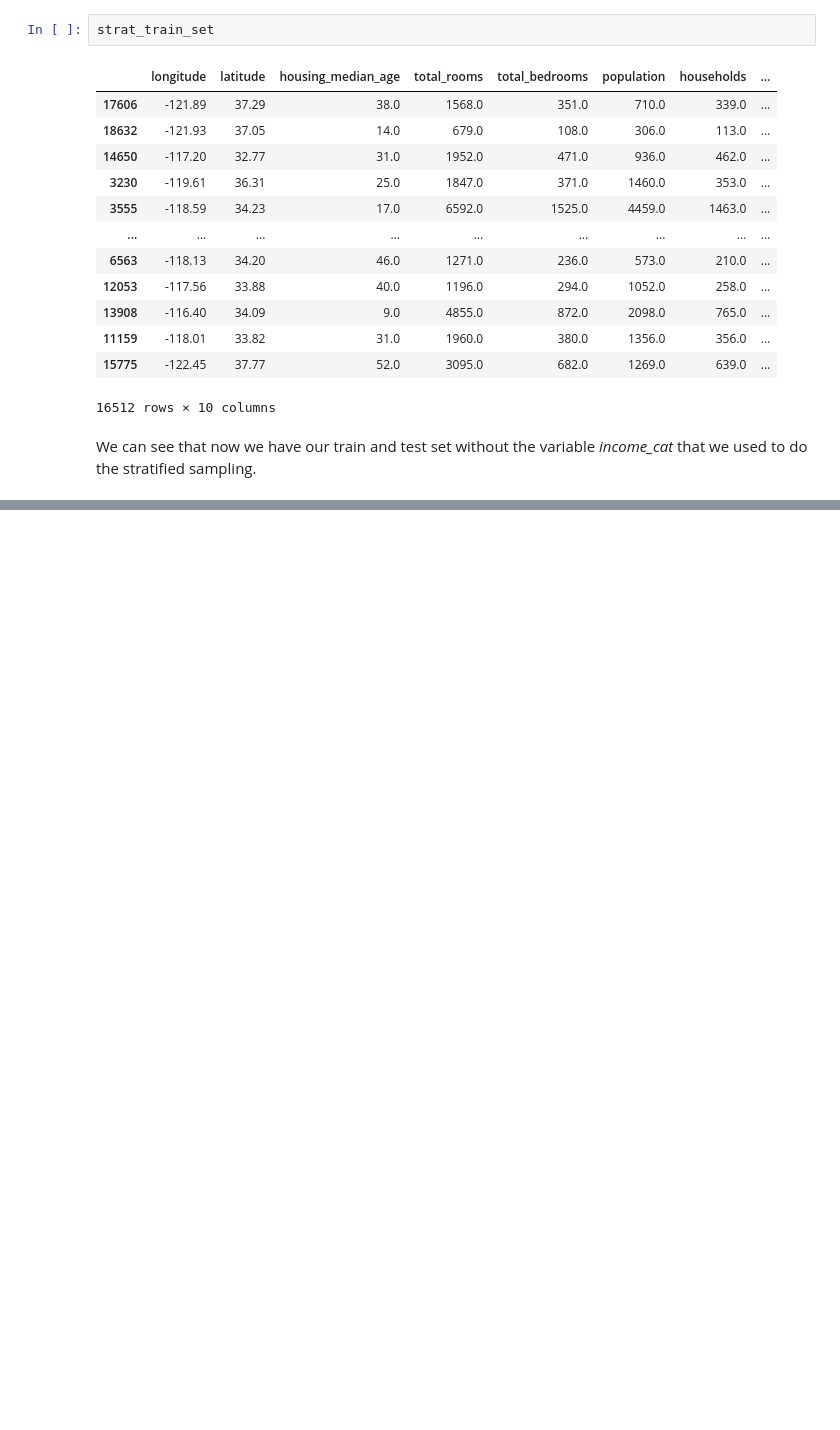
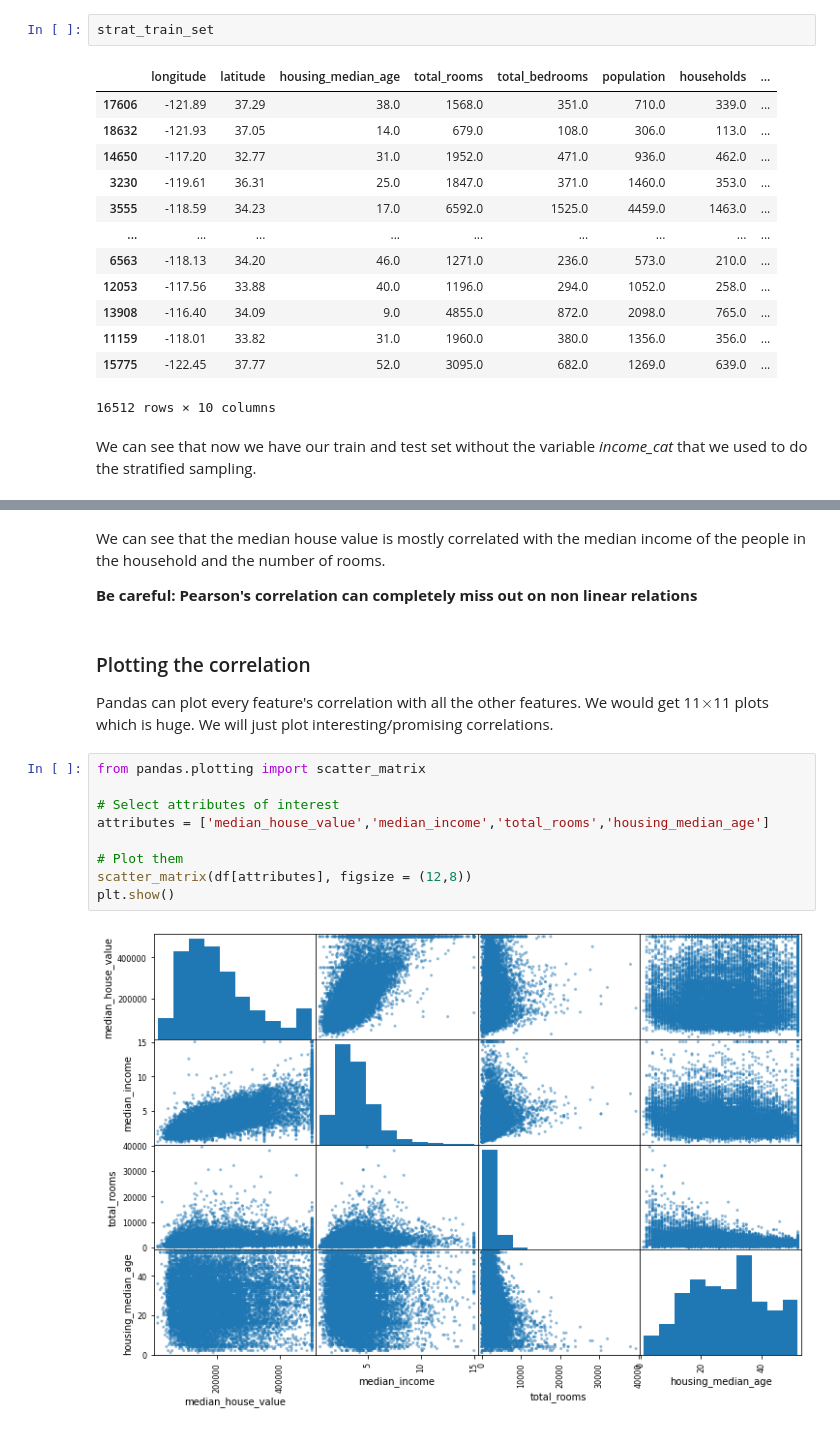
Before and after one commit to faresalouf/Machine_Learning, a Jupyter notebook: 1_Get_Started.ipynb, the cells around one changed output, grey strips where cells are left out. Cells and saved outputs as stored; diff of their text form; blank space fills up the shorter version.

```diff
--- a/1_Get_Started.ipynb
+++ b/1_Get_Started.ipynb
@@ -254,0 +371,18 @@ We can see that now we have our train and test set without the variable *income_
+# %% [markdown]
+We can see that the median house value is mostly correlated with the median income of the people in the household and the number of rooms.
+
+**Be careful: Pearson's correlation can completely miss out on non linear relations**
+# %% [markdown]
+### Plotting the correlation
+Pandas can plot every feature's correlation with all the other features. We would get 11$\times$11 plots which is huge. We will just plot interesting/promising correlations.
+# %%
+from pandas.plotting import scatter_matrix
+
+# Select attributes of interest
+attributes = ['median_house_value','median_income','total_rooms','housing_median_age']
+
+# Plot them
+scatter_matrix(df[attributes], figsize = (12,8))
+plt.show()
+# %% [output]
+[figure, added]
```
Also changed, not shown: parts of 25 cells of this notebook.
